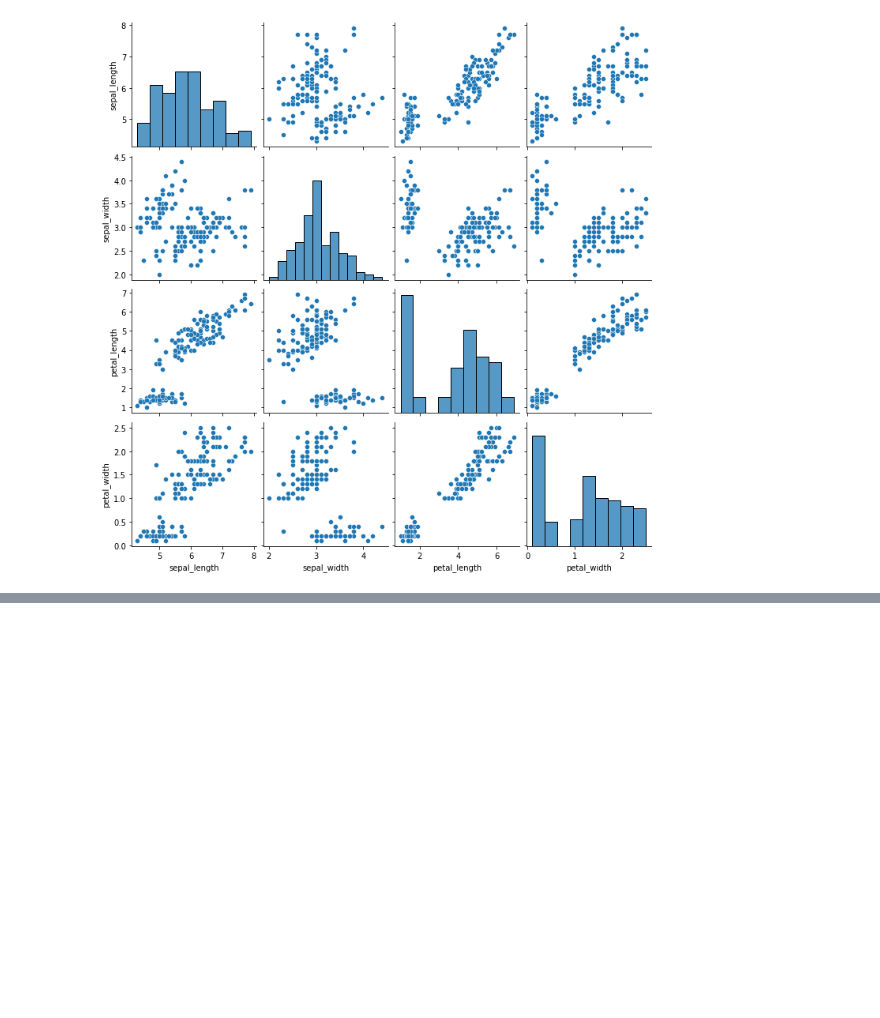
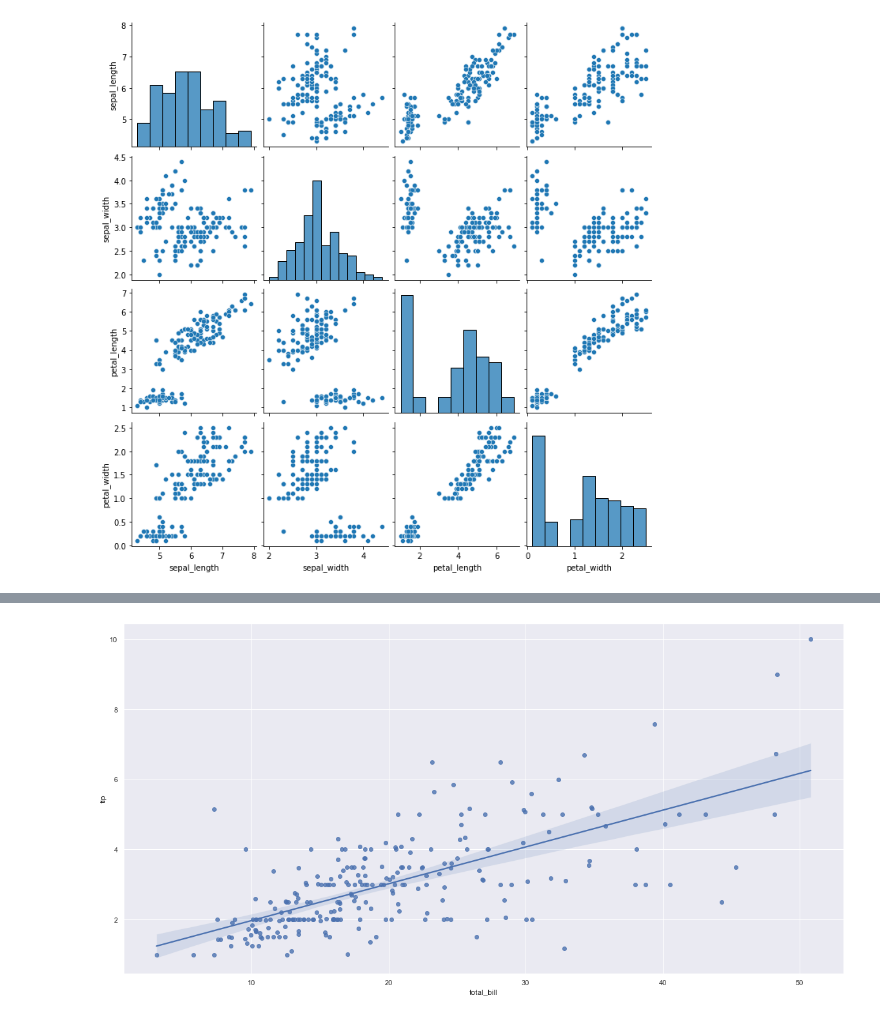
Before and after one commit to adityacs103/ineuron, a Jupyter notebook: visualization/visual2.ipynb, the cells around one changed output, grey strips where cells are left out. Cells and saved outputs as stored; diff of their text form; code cells hidden in the pictures; blank space fills up the shorter version.

```diff
--- a/visualization/visual2.ipynb
+++ b/visualization/visual2.ipynb
@@ -421,0 +437,5 @@ df.scatter_matrix()
+# %%
+sns.regplot(x=df1.total_bill,y=df1.tip)
+sns.set(rc={'figure.figsize':(20,10)})
+# %% [output]
+[figure, added]
```
Also changed, not shown: parts of 3 cells of this notebook.
